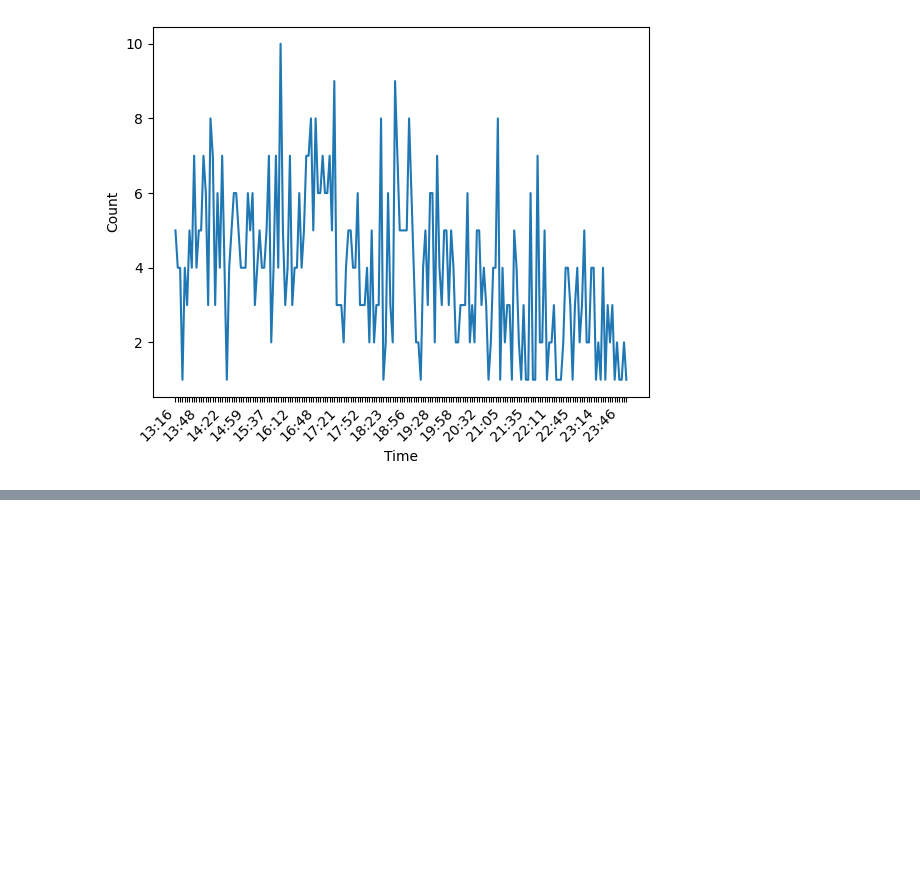
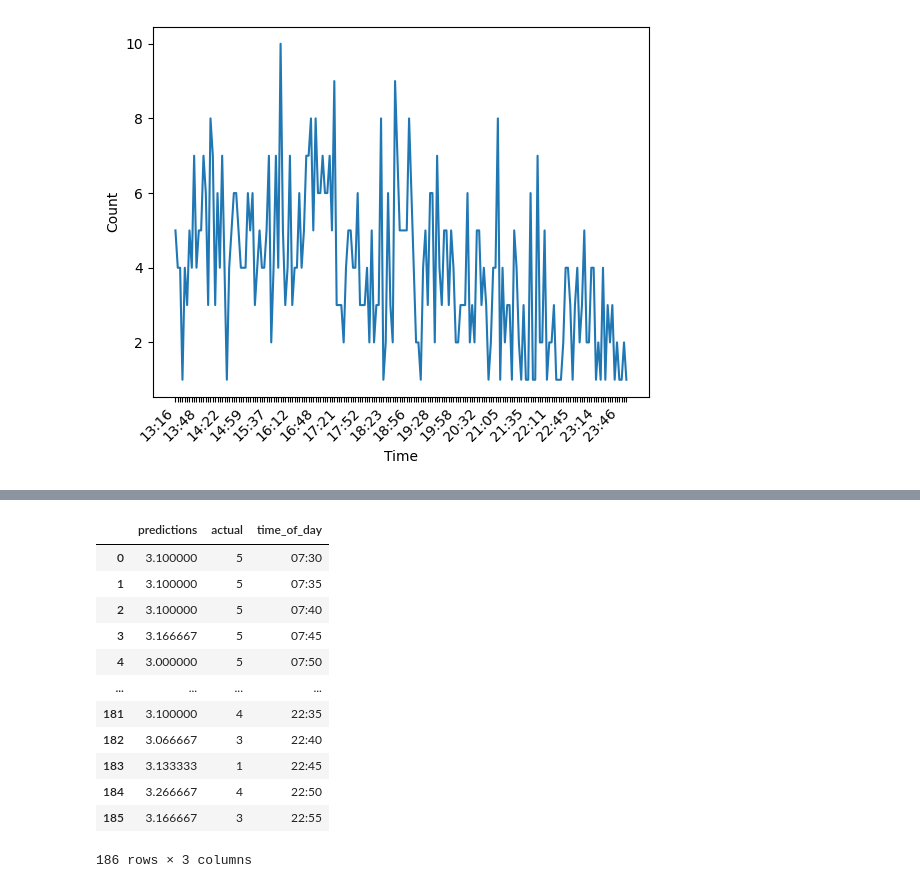
Before and after one commit to peternguyen39/hcmc_traffic_benchmark, a Jupyter notebook: result_interpreter.ipynb, the cells around one changed output, grey strips where cells are left out. Saved outputs shown, nothing was run; the diff lists cells and outputs as text; code cells hidden in the pictures; blank space fills up the shorter version.

```diff
--- a/result_interpreter.ipynb
+++ b/result_interpreter.ipynb
@@ -222,0 +241,16 @@ dtype: object
+# %%
+results_df
+# %% [output]
+|  | predictions | actual | time_of_day |
+| 0 | 3.100000 | 5 | 07:30 |
+| 1 | 3.100000 | 5 | 07:35 |
+| 2 | 3.100000 | 5 | 07:40 |
+| 3 | 3.166667 | 5 | 07:45 |
+| 4 | 3.000000 | 5 | 07:50 |
+| ... | ... | ... | ... |
+| 181 | 3.100000 | 4 | 22:35 |
+| 182 | 3.066667 | 3 | 22:40 |
+| 183 | 3.133333 | 1 | 22:45 |
+| 184 | 3.266667 | 4 | 22:50 |
+| 185 | 3.166667 | 3 | 22:55 |
+186 rows × 3 columns
```
Also changed, not shown: parts of 10 cells of this notebook, 4 other files.
